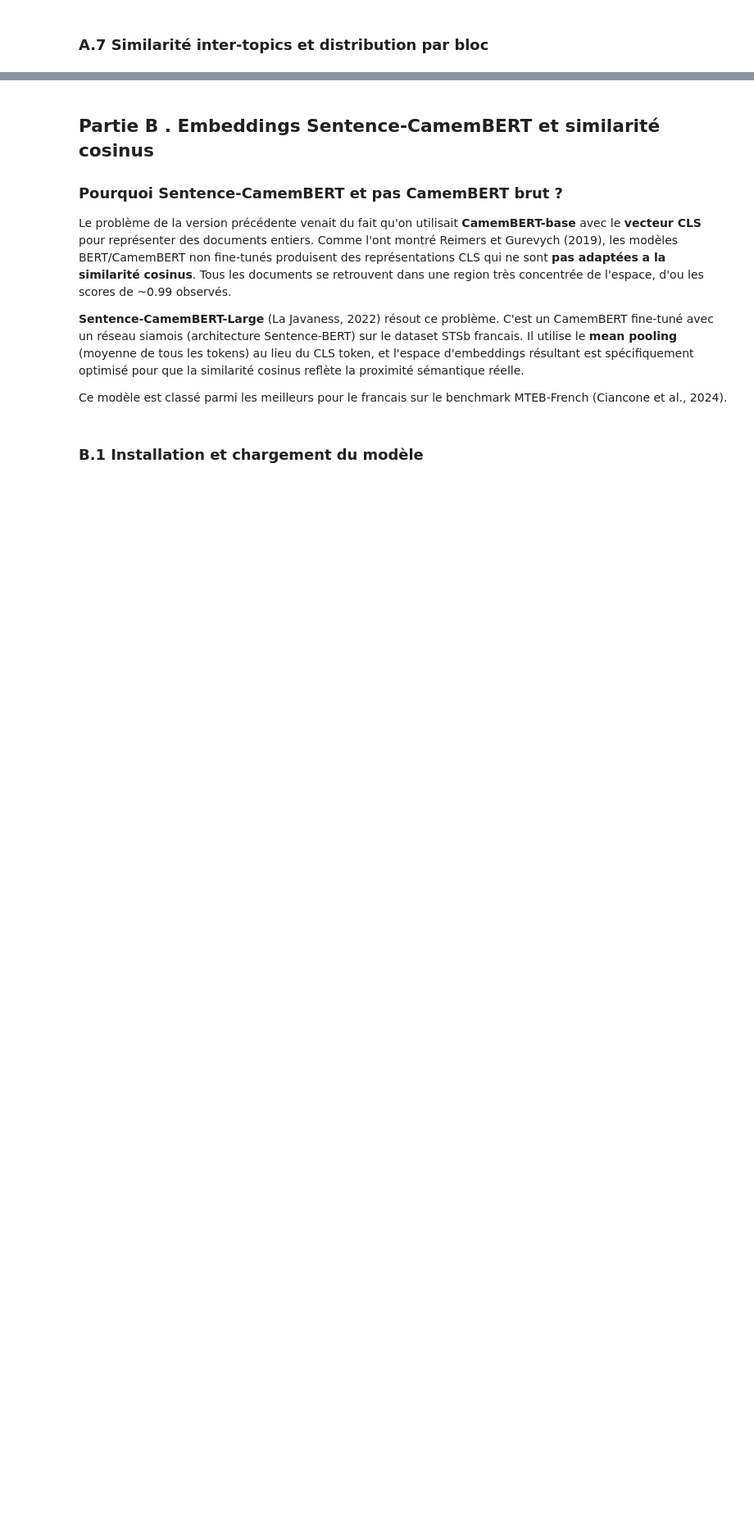
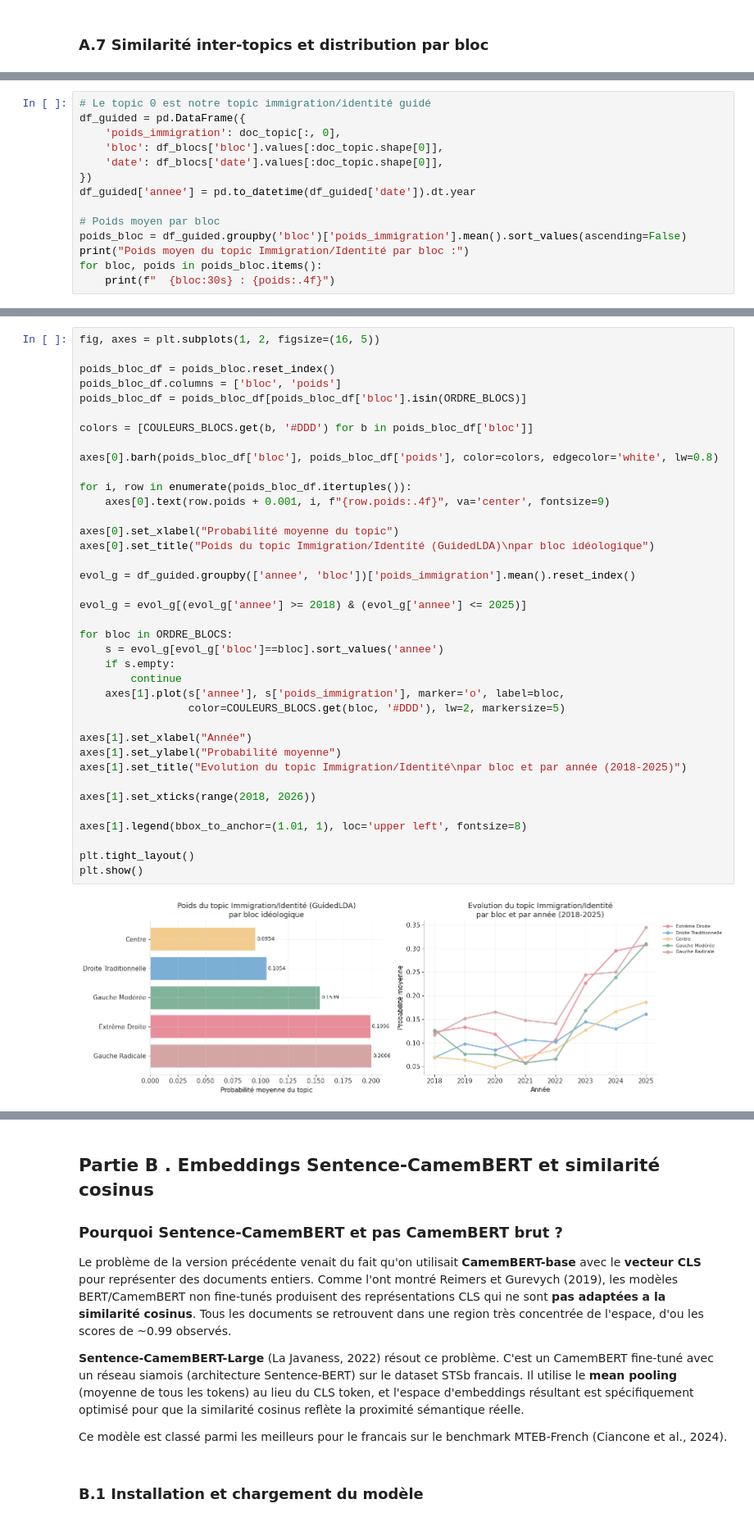
Before and after one commit to gabrielorsatti/projet_eco_socio, a Jupyter notebook: 04_analyse_semantique.ipynb, the cells around one changed output, grey strips where cells are left out. Shown at 82% size. Saved outputs shown, nothing was run; the diff lists cells and outputs as text; blank space fills up the shorter version.

```diff
--- a/04_analyse_semantique.ipynb
+++ b/04_analyse_semantique.ipynb
@@ -481,0 +843,14 @@ plt.show()
+# %%
+# Le topic 0 est notre topic immigration/identité guidé
+df_guided = pd.DataFrame({
+    'poids_immigration': doc_topic[:, 0],
+    'bloc': df_blocs['bloc'].values[:doc_topic.shape[0]],
+    'date': df_blocs['date'].values[:doc_topic.shape[0]],
+})
+df_guided['annee'] = pd.to_datetime(df_guided['date']).dt.year
+
+# Poids moyen par bloc
+poids_bloc = df_guided.groupby('bloc')['poids_immigration'].mean().sort_values(ascending=False)
+print("Poids moyen du topic Immigration/Identité par bloc :")
+for bloc, poids in poids_bloc.items():
+    print(f"  {bloc:30s} : {poids:.4f}")
@@ -481,0 +864,40 @@ plt.show()
+# %%
+fig, axes = plt.subplots(1, 2, figsize=(16, 5))
+
+poids_bloc_df = poids_bloc.reset_index()
+poids_bloc_df.columns = ['bloc', 'poids']
+poids_bloc_df = poids_bloc_df[poids_bloc_df['bloc'].isin(ORDRE_BLOCS)]
+
+colors = [COULEURS_BLOCS.get(b, '#DDD') for b in poids_bloc_df['bloc']]
+
+axes[0].barh(poids_bloc_df['bloc'], poids_bloc_df['poids'], color=colors, edgecolor='white', lw=0.8)
+
+for i, row in enumerate(poids_bloc_df.itertuples()):
+    axes[0].text(row.poids + 0.001, i, f"{row.poids:.4f}", va='center', fontsize=9)
+
+axes[0].set_xlabel("Probabilité moyenne du topic")
+axes[0].set_title("Poids du topic Immigration/Identité (GuidedLDA)\npar bloc idéologique")
+
+evol_g = df_guided.groupby(['annee', 'bloc'])['poids_immigration'].mean().reset_index()
+
+evol_g = evol_g[(evol_g['annee'] >= 2018) & (evol_g['annee'] <= 2025)]
+
+for bloc in ORDRE_BLOCS:
+    s = evol_g[evol_g['bloc']==bloc].sort_values('annee')
+    if s.empty:
+        continue
+    axes[1].plot(s['annee'], s['poids_immigration'], marker='o', label=bloc,
+                 color=COULEURS_BLOCS.get(bloc, '#DDD'), lw=2, markersize=5)
+
+axes[1].set_xlabel("Année")
+axes[1].set_ylabel("Probabilité moyenne")
+axes[1].set_title("Evolution du topic Immigration/Identité\npar bloc et par année (2018-2025)")
+
+axes[1].set_xticks(range(2018, 2026))
+
+axes[1].legend(bbox_to_anchor=(1.01, 1), loc='upper left', fontsize=8)
+
+plt.tight_layout()
+plt.show()
+# %% [output]
+[figure, added]
```
Also changed, not shown: parts of 40 cells of this notebook, 3 other files.
